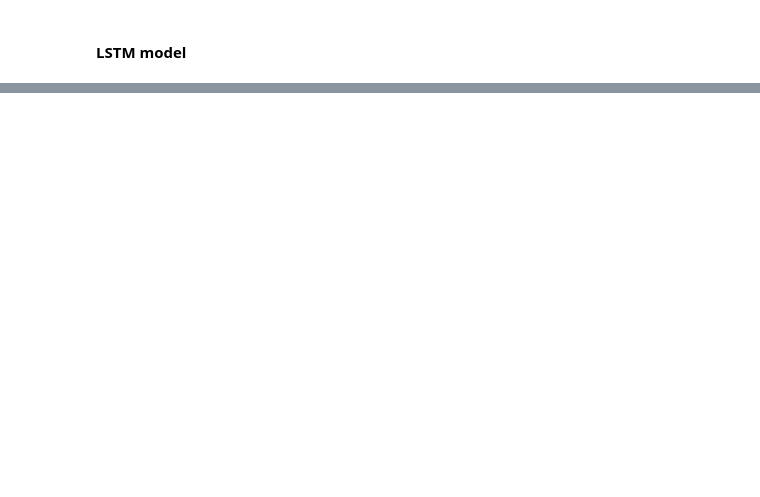
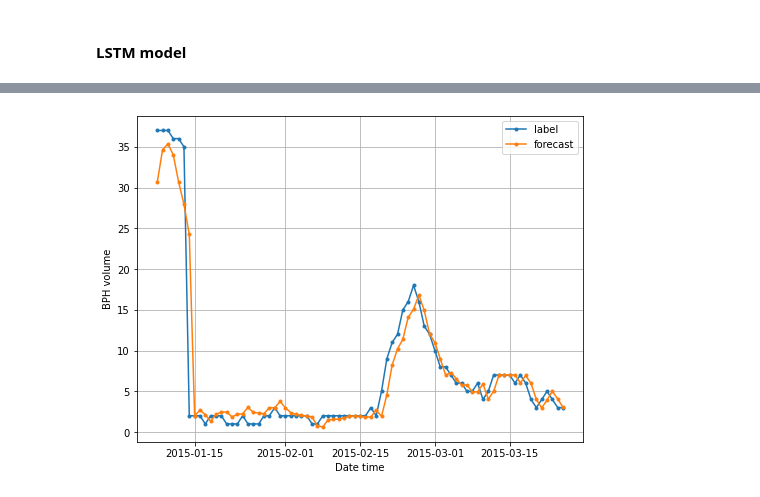
Before and after one commit to D6200763-SUT/SUT_Rice_Project_2021, a Jupyter notebook: Creat_data__Preparation_Mode.ipynb, the cells around one changed output, grey strips where cells are left out. Drawn from its saved outputs; the diff is of its cells as text; code cells hidden in the pictures; blank space fills up the shorter version.

```diff
--- a/Creat_data__Preparation_Mode.ipynb
+++ b/Creat_data__Preparation_Mode.ipynb
@@ -664,0 +702,5 @@ print(date_stop)
+# %%
+df_out_predict = creat_dataset(dropdown_name_st_predict.value,str(start_date.value)[0:4],str(end_date.value)[0:4],line_5_sampling)
+# df_out_predict.head()
+frames_predict = drop_col(df_out_predict,list(line_4_drop.split(","))).loc[date_start:date_stop]
+# frames_predict.head()
@@ -747,0 +739,7 @@ plot_Perfor()
+# %%
+Export_folder_name = "./Export_lstm/model/"
+model_name = Export_folder_name+line_0_model_name+"/model_lstm"
+print(model_name)
+## Load model
+model_loaded = tf.keras.models.load_model(model_name)
+# model_loaded.summary()
@@ -747,0 +749,48 @@ plot_Perfor()
+# %%
+# # make a prediction
+yhat = model_loaded.predict(dataset_X)
+test_X_reshape = dataset_X.reshape((dataset_X.shape[0], n_day*n_features))
+
+# invert scaling for forecast
+# inv_yhat = concatenate((yhat, test_X[:, -29:]), axis=1)
+inv_yhat = concatenate((test_X_reshape[:, :(n_features-1)], yhat), axis=1)
+inv_yhat = scaler.inverse_transform(inv_yhat)
+inv_yhat = inv_yhat[:,-1]
+
+# invert scaling for actual
+test_y_reshape = dataset_y.reshape((len(dataset_y), 1))
+# inv_y = concatenate((test_y, test_X[:, -29:]), axis=1)
+inv_y = concatenate((test_X_reshape[:, :(n_features-1)], test_y_reshape), axis=1)
+inv_y = scaler.inverse_transform(inv_y)
+inv_y = inv_y[:,-1]
+# # calculate RMSE
+# rmse = sqrt(mean_squared_error(inv_y, inv_yhat))
+# print('Test RMSE: %.3f' % rmse)
+
+forecast_data = (abs(inv_yhat[:]))
+label_data =  inv_y[:]
+
+# calculate RMSE
+rmse = sqrt(mean_squared_error(label_data,forecast_data))
+
+print('Test RMSE: %.3f' % rmse)
+
+# df = frames_test.loc[date_start:date_stop].reset_index()
+df = frames_predict.reset_index()
+date_time_predict = pd.to_datetime(df.pop('date'))
+
+from matplotlib import pyplot as plt
+def plot_Perfor():
+      plt.figure()
+      plt.plot(date_time_predict[n_day+n_out-1:],label_data,label='label',marker='.')
+      plt.plot(date_time_predict[n_day+n_out-1:],forecast_data,label='forecast',marker='.')
+
+      plt.ylabel('BPH volume')
+      plt.xlabel('Date time')
+      # plt.title(file_name +'  RMSE: %.3f' % rmse)
+      plt.legend()
+      plt.grid(True)
+      # plt.show()
+
+plot_Perfor()
+# %% [output]
@@ -748,3 +799,4 @@ plot_Perfor()
+[figure, added]
 # %%
 df_plot = frames_test['bph'].loc[date_start:date_stop]
 df_plot
```
Also changed, not shown: parts of 18 cells of this notebook, 2 other files.
